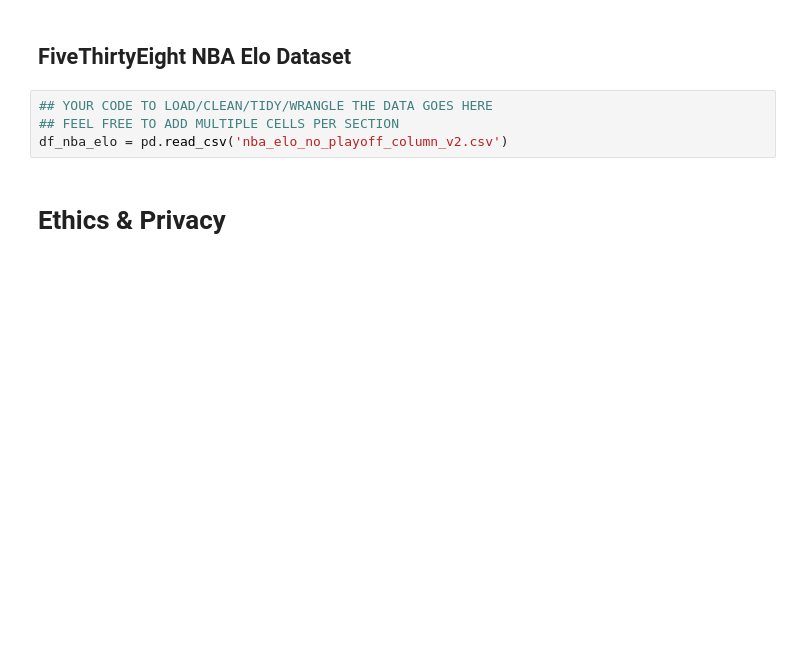
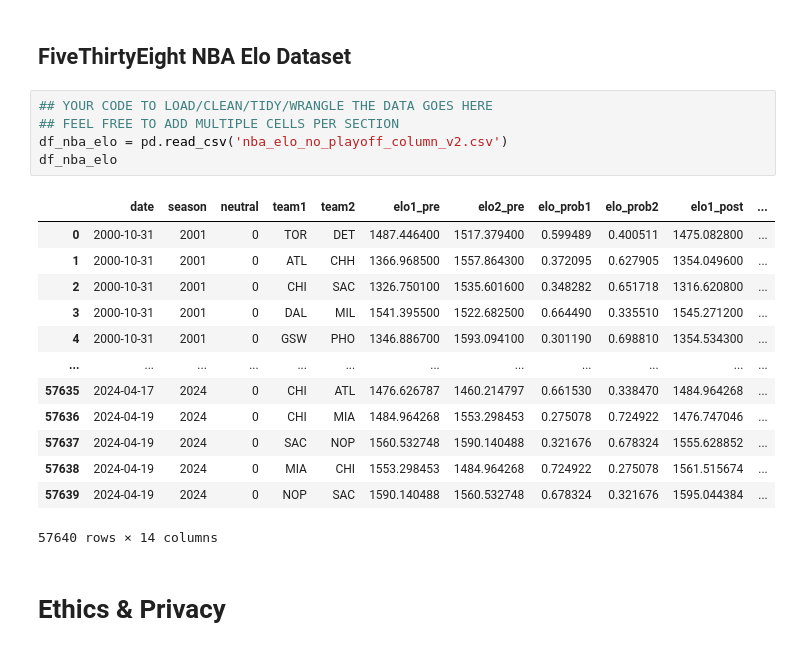
Before and after one commit to katieki/COGS108-Group159-FA24, a Jupyter notebook: DataCheckpoint_Group159-FA24.ipynb, the cells around one changed output. Drawn from its saved outputs; the diff is of its cells as text; blank space fills up the shorter version.

```diff
--- a/DataCheckpoint_Group159-FA24.ipynb
+++ b/DataCheckpoint_Group159-FA24.ipynb
@@ -108,7 +123,22 @@ df_att_reports = pd.read_csv('nba_attendance_report_2001-2023.csv')
 # %%
 ## YOUR CODE TO LOAD/CLEAN/TIDY/WRANGLE THE DATA GOES HERE
 ## FEEL FREE TO ADD MULTIPLE CELLS PER SECTION
 df_nba_elo = pd.read_csv('nba_elo_no_playoff_column_v2.csv')
+df_nba_elo
+# %% [output]
+|  | date | season | neutral | team1 | team2 | elo1_pre | elo2_pre | elo_prob1 | elo_prob2 | elo1_post | ... |
+| 0 | 2000-10-31 | 2001 | 0 | TOR | DET | 1487.446400 | 1517.379400 | 0.599489 | 0.400511 | 1475.082800 | ... |
+| 1 | 2000-10-31 | 2001 | 0 | ATL | CHH | 1366.968500 | 1557.864300 | 0.372095 | 0.627905 | 1354.049600 | ... |
+| 2 | 2000-10-31 | 2001 | 0 | CHI | SAC | 1326.750100 | 1535.601600 | 0.348282 | 0.651718 | 1316.620800 | ... |
+| 3 | 2000-10-31 | 2001 | 0 | DAL | MIL | 1541.395500 | 1522.682500 | 0.664490 | 0.335510 | 1545.271200 | ... |
+| 4 | 2000-10-31 | 2001 | 0 | GSW | PHO | 1346.886700 | 1593.094100 | 0.301190 | 0.698810 | 1354.534300 | ... |
+| ... | ... | ... | ... | ... | ... | ... | ... | ... | ... | ... | ... |
+| 57635 | 2024-04-17 | 2024 | 0 | CHI | ATL | 1476.626787 | 1460.214797 | 0.661530 | 0.338470 | 1484.964268 | ... |
+| 57636 | 2024-04-19 | 2024 | 0 | CHI | MIA | 1484.964268 | 1553.298453 | 0.275078 | 0.724922 | 1476.747046 | ... |
+| 57637 | 2024-04-19 | 2024 | 0 | SAC | NOP | 1560.532748 | 1590.140488 | 0.321676 | 0.678324 | 1555.628852 | ... |
+| 57638 | 2024-04-19 | 2024 | 0 | MIA | CHI | 1553.298453 | 1484.964268 | 0.724922 | 0.275078 | 1561.515674 | ... |
+| 57639 | 2024-04-19 | 2024 | 0 | NOP | SAC | 1590.140488 | 1560.532748 | 0.678324 | 0.321676 | 1595.044384 | ... |
+57640 rows × 14 columns
 # %% [markdown]
 # Ethics & Privacy
 # %% [markdown]
```
Also changed, not shown: parts of 1 cell of this notebook.
